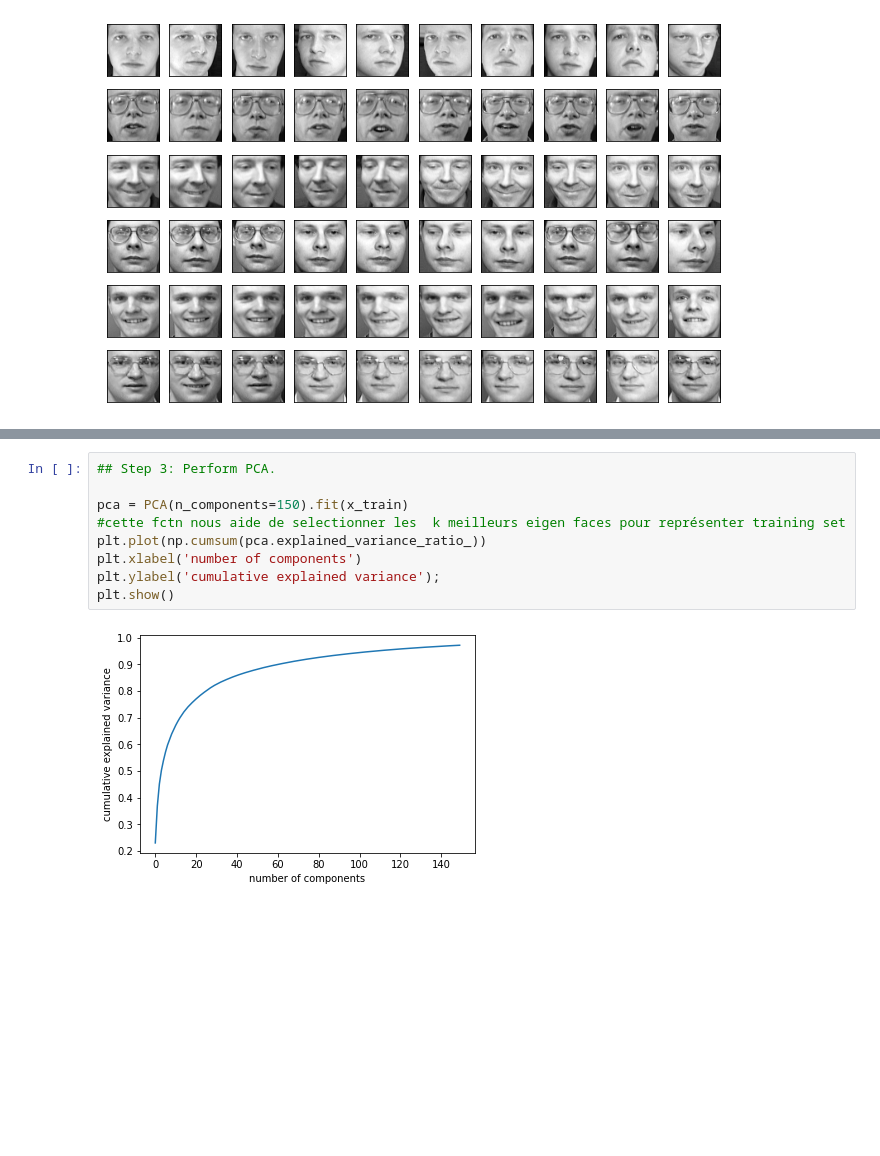
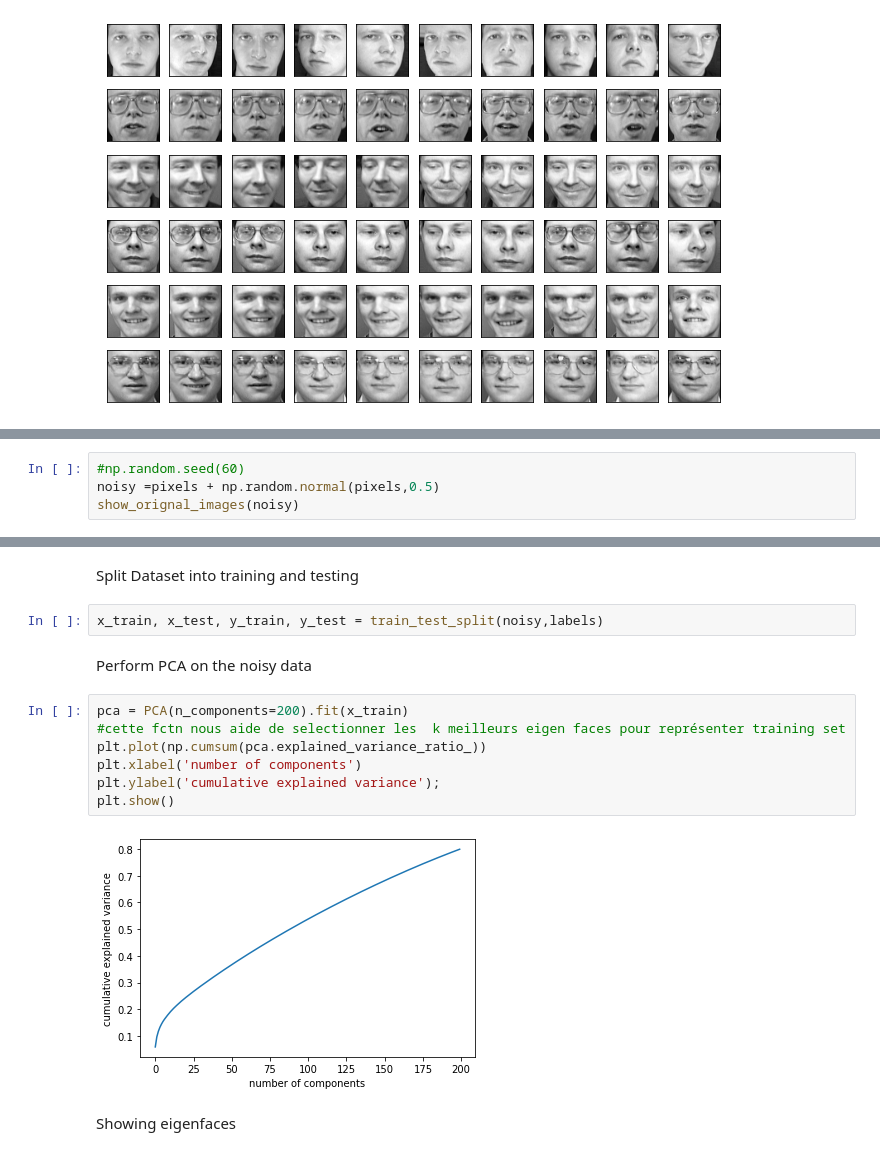
Before and after one commit to hayathhh/FACERECOGNITION, a Jupyter notebook: facerecognition.ipynb, the cells around one changed output, grey strips where cells are left out. Cells and saved outputs as stored; diff of their text form; blank space fills up the shorter version.

```diff
--- a/facerecognition.ipynb
+++ b/facerecognition.ipynb
@@ -50,0 +67,4 @@ x_train, x_test, y_train, y_test = train_test_split(pixels,labels)
+# %%
+#np.random.seed(60)
+noisy =pixels + np.random.normal(pixels,0.5)
+show_orignal_images(noisy)
@@ -51,14 +73,20 @@ x_train, x_test, y_train, y_test = train_test_split(pixels,labels)
+# %% [markdown]
+ Split Dataset into training and testing
+# %%
+x_train, x_test, y_train, y_test = train_test_split(noisy,labels)
+# %% [markdown]
+ Perform PCA on the noisy data
 # %%
-## Step 3: Perform PCA.
-
-pca = PCA(n_components=150).fit(x_train)
+pca = PCA(n_components=200).fit(x_train)
 #cette fctn nous aide de selectionner les  k meilleurs eigen faces pour représenter training set
 plt.plot(np.cumsum(pca.explained_variance_ratio_))
 plt.xlabel('number of components')
 plt.ylabel('cumulative explained variance');
 plt.show()
 # %% [output]
-[figure, old version]
+[figure, new version]
+# %% [markdown]
+Showing eigenfaces
 # %%
 show_eigenfaces(pca)
 # %% [output]
```
Also changed, not shown: parts of 22 cells of this notebook.
